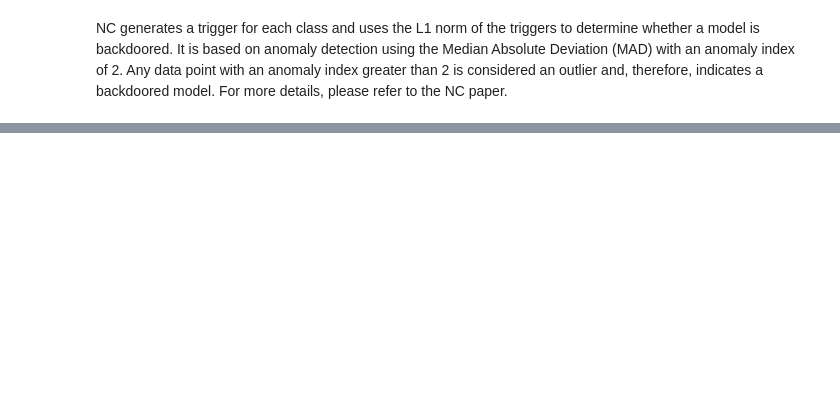
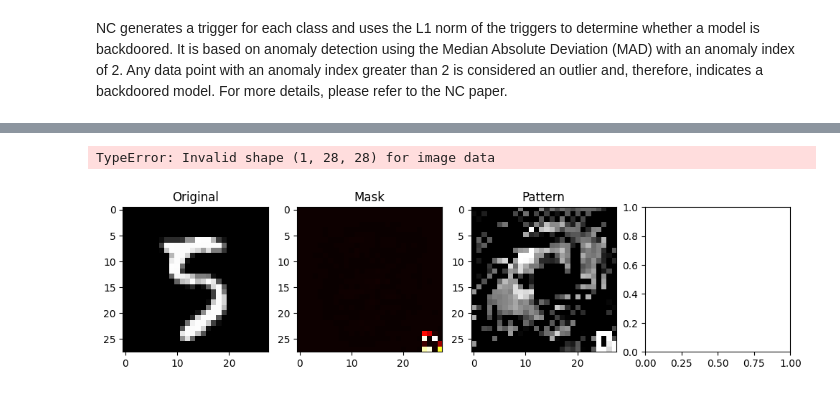
Before and after one commit to pauljainta/MLSEC-2, a Jupyter notebook: HW2.ipynb, the cells around one changed output, grey strips where cells are left out. Drawn from its saved outputs; the diff is of its cells as text; code cells hidden in the pictures; blank space fills up the shorter version.

```diff
--- a/HW2.ipynb
+++ b/HW2.ipynb
@@ -54,6 +57,12 @@ class TriggeredTestDataset(Dataset):
         return img, label
     def __len__(self):
         return len(self.base_ds)
+# %%
+def add_trigger(img, size=4, value=1.0):
+    # img: torch.Tensor, shape (1, 28, 28)
+    img = img.clone()
+    img[:, -size:, -size:] = value
+    return img
 # %%
 test_data_orig = test_data  # assuming test_data is already clean
 class TriggeredTestDataset(Dataset):
@@ -112,7 +121,7 @@ badnet = BadNet().to(device)
 # define the loss and optimizer
 criterion = nn.CrossEntropyLoss()
 optimizer = torch.optim.Adam(badnet.parameters(), lr=5e-4)
-epochs = 30
+epochs = 10
 poison_frac = 0.15  # Lower poison rate for better clean accuracy
 train_data_poisoned = PoisonedDataset(train_data, poison_frac=poison_frac, target_label=0, seed=42)
 train_loader = DataLoader(train_data_poisoned, batch_size=128, shuffle=True, num_workers=2)
@@ -293,0 +345,70 @@ model = ...
+# %%
+num_classes = 10
+N = 100
+num_steps = 1000
+lambda_mask = 0.1
+lr = 1e-2
+threshold = 2.5
+seed = 42
+device = torch.device("cuda") if torch.cuda.is_available() else torch.device("cpu")
+mask_list = []
+pattern_list = []
+mask_norms = []
+for t in range(num_classes):
+    imgs, _ = select_non_target_images(test_data, t, N, seed)
+    imgs = imgs.to(device)
+    mask, pattern, mask_norm = optimize_trigger(badnet, imgs, t, num_steps=num_steps, lambda_mask=lambda_mask, lr=lr, device=device)
+    mask_list.append(mask)
+    pattern_list.append(pattern)
+    mask_norms.append(mask_norm)
+median_norm, mad, anomaly_indices = compute_mad_and_anomaly(mask_norms)
+print(f"Mask norms per class: {[f'{n:.6f}' for n in mask_norms]}")
+print(f"median_norm: {median_norm:.6f}, mad: {mad:.6f}")
+flagged = []
+for t in range(num_classes):
+    is_flagged = anomaly_indices[t] >= threshold
+    print(f"Class {t}: norm={mask_norms[t]:.6f}, anomaly_index={anomaly_indices[t]:.3f}, flagged={is_flagged}")
+    if is_flagged:
+        flagged.append(t)
+if flagged:
+    print(f"Flagged backdoor candidate(s): {flagged} with anomaly_index >= {threshold}")
+else:
+    print(f"No class flagged as backdoor (all anomaly_index < {threshold})")
+# Visualize top flagged triggers
+import matplotlib.pyplot as plt
+def show_trigger(mask, pattern, example_img, title):
+    fig, axs = plt.subplots(1, 4, figsize=(12,3))
+    axs[0].imshow(example_img.squeeze(), cmap='gray')
+    axs[0].set_title('Original')
+    axs[1].imshow(mask, cmap='hot')
+    axs[1].set_title('Mask')
+    axs[2].imshow(pattern.squeeze(), cmap='gray')
+    axs[2].set_title('Pattern')
+    triggered = (1 - mask) * example_img + mask * pattern.squeeze()
+    axs[3].imshow(triggered, cmap='gray')
+    axs[3].set_title('Triggered')
+    for ax in axs: ax.axis('off')
+    plt.suptitle(title)
+    plt.show()
+# Show triggers for flagged classes (or top 2 smallest mask_norms)
+show_classes = flagged if flagged else np.argsort(mask_norms)[:2]
+for t in show_classes:
+    imgs, _ = select_non_target_images(test_data, t, 1, seed)
+    show_trigger(mask_list[t], pattern_list[t], imgs[0], f"Class {t} Trigger")
+# Acceptance checks
+assert all((mask.numpy() >= -1e-3).all() and (mask.numpy() <= 1+1e-3).all() for mask in mask_list), "Masks not in [0,1]"
+assert len(mask_norms) == num_classes, "mask_norms length mismatch"
+assert mad >= 0, "MAD negative"
+# Demonstrate ASR-like measurement for flagged class
+if flagged:
+    t = flagged[0]
+    imgs, _ = select_non_target_images(test_data, t, 20, seed+1)
+    mask = mask_list[t]
+    pattern = pattern_list[t]
+    imgs_trig = (1 - mask) * imgs + mask * pattern.squeeze()
+    with torch.inference_mode():
+        outputs = badnet(imgs_trig.to(device))
+        preds = outputs.argmax(dim=1)
+    print(f"Predictions for triggered images (should be {t}):", preds.cpu().numpy())
+    print(f"Fraction predicted as {t}: {(preds == t).float().mean().item():.2%}")
+# %% [output]
@@ -293,0 +428,2 @@ model = ...
+TypeError: Invalid shape (1, 28, 28) for image data
+[figure, added]
```
Also changed, not shown: parts of 11 cells of this notebook.
